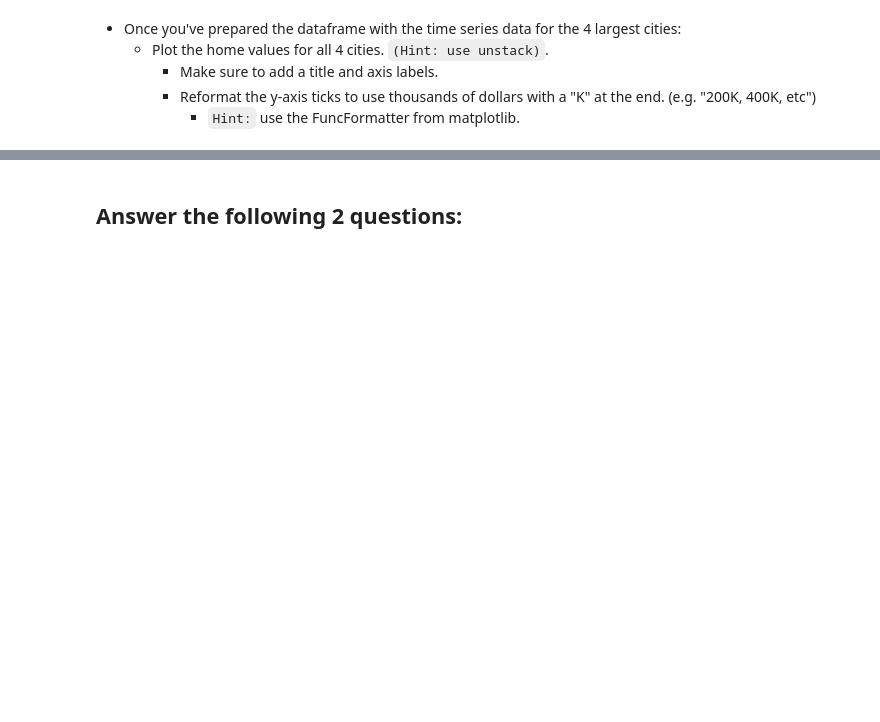
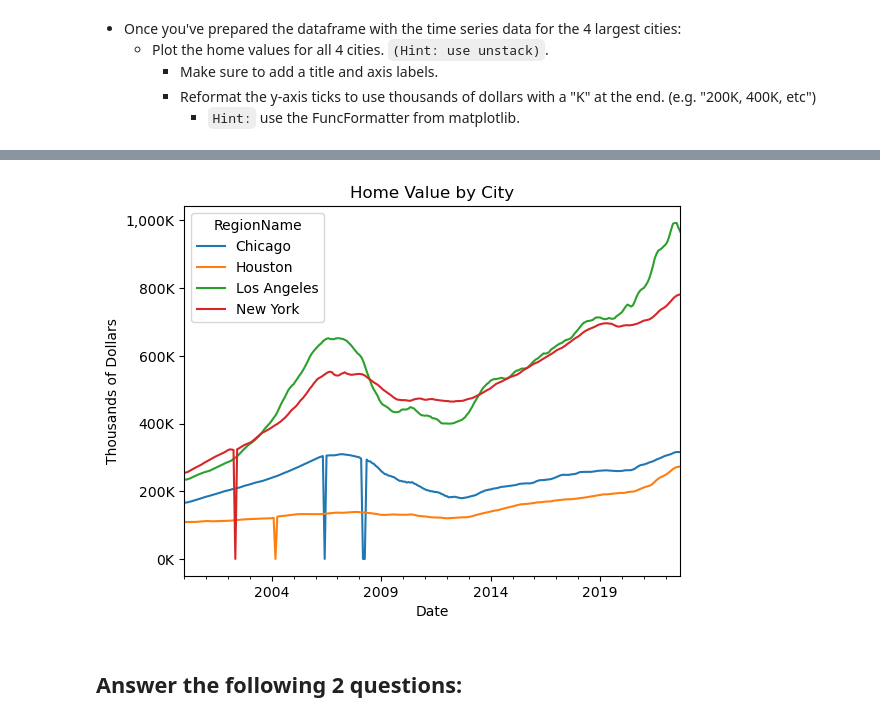
Before and after one commit to VALDE021/Preparing-Time-Series-from-Wide-Form-Data-Core-EricNV, a Jupyter notebook: Preparing Time Series from Wide-Form Data Core-EricNV.ipynb, the cells around one changed output, grey strips where cells are left out. Drawn from its saved outputs; the diff is of its cells as text; code cells hidden in the pictures; blank space fills up the shorter version.

```diff
--- a/Preparing Time Series from Wide-Form Data Core-EricNV.ipynb
+++ b/Preparing Time Series from Wide-Form Data Core-EricNV.ipynb
@@ -62,0 +104,4 @@ KeyError: ('New York', 'Los Angeles', 'Houston', 'Chicago')
+# %%
+# Making the datetime column the index.
+meltdf = meltdf.set_index("Date")
+meltdf
@@ -62,0 +123,4 @@ KeyError: ('New York', 'Los Angeles', 'Houston', 'Chicago')
+# %%
+# Resampling the dataframe as monthly frequency, grouped by City
+df_ts = meltdf.groupby('RegionName').resample("M").sum()
+df_ts
@@ -68,3 +168,16 @@ KeyError: ('New York', 'Los Angeles', 'Houston', 'Chicago')
         * Make sure to add a title and axis labels.
         * Reformat the y-axis ticks to use thousands of dollars with a "K" at the end. (e.g. "200K, 400K, etc")
             * `Hint:` use the FuncFormatter from matplotlib.
+# %%
+def millions(x,pos):
+    """function for use wth matplotlib FuncFormatter -  formats money in millions"""
+    new_x = x/1_000_000
+    return f"{new_x:,.0f}M"
+def thousands(x,pos):
+    """function for use wth matplotlib FuncFormatter -  formats money in millions"""
+    new_x = x/1_000
+    return f"{new_x:,.0f}K"
+import matplotlib.ticker as mticks
+import matplotlib.dates as mdates
+fmt_mill = mticks.FuncFormatter(millions)
+fmt_thous = mticks.FuncFormatter(thousands)
@@ -70,0 +194,4 @@ KeyError: ('New York', 'Los Angeles', 'Houston', 'Chicago')
+# %%
+# Unstacking state name values
+unstacked = df_ts.unstack(level = 0)
+unstacked
@@ -71,3 +214,17 @@ KeyError: ('New York', 'Los Angeles', 'Houston', 'Chicago')
+# %%
+#Reformat the y-axis ticks to use thousands of dollars with a "K" at the end via funcformatter
+def thousands(x,pos):
+    new_x = x/1_000
+    return f"{new_x:,.0f}K"
+# Create the formatters
+fmt_thous = mticks.FuncFormatter(thousands)
+
+
+ax=unstacked['Price'].plot()
+ax.yaxis.set_major_formatter(fmt_thous)
+ax.set(title='Home Value by City',ylabel='Thousands of Dollars');
+# %% [output]
+[figure, added]
 # %% [markdown]
 ## **Answer the following 2 questions:**
 # %% [markdown]
```
Also changed, not shown: parts of 20 cells of this notebook.
